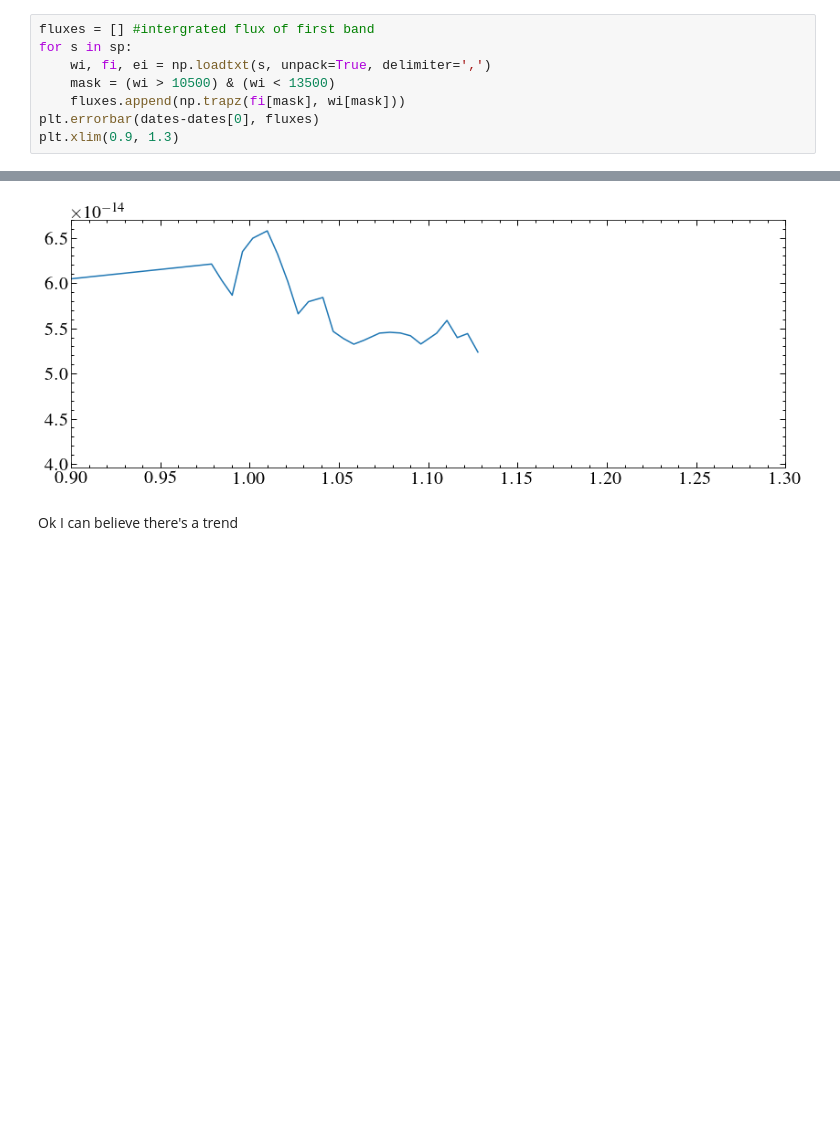
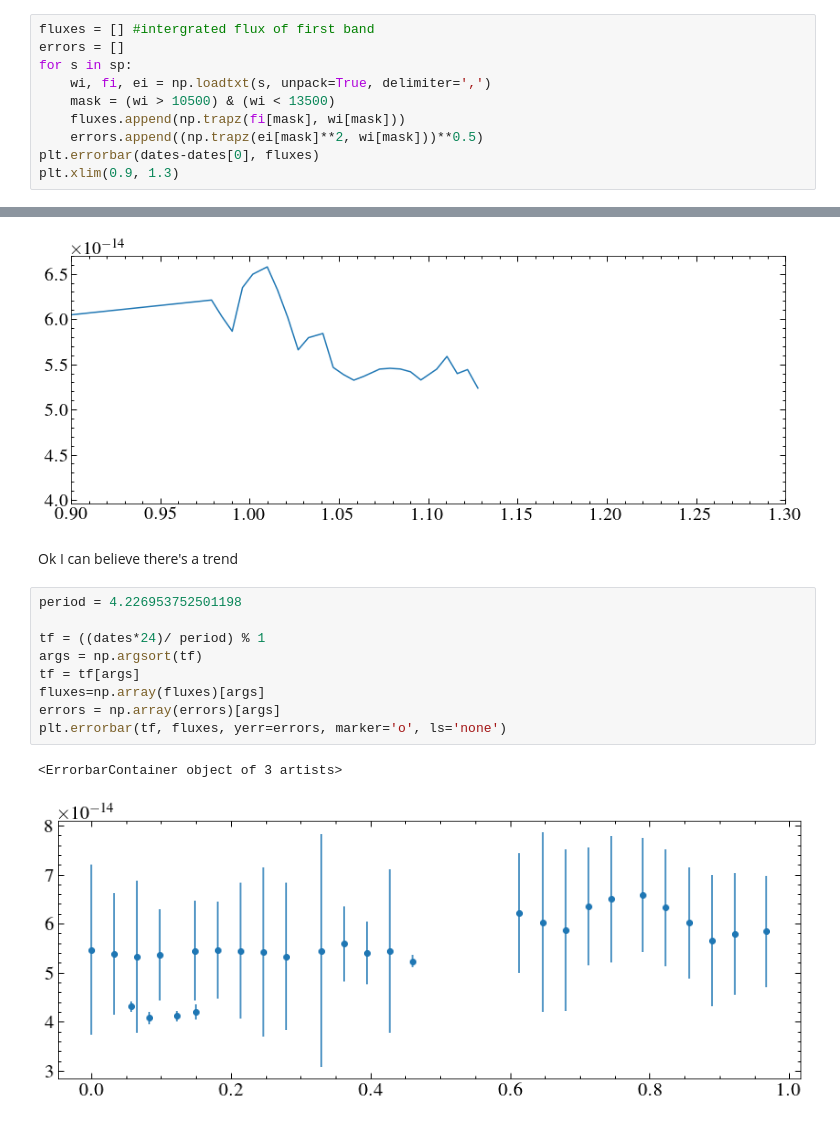
Before and after one commit to davidjwilson/wd-bd, a Jupyter notebook: nir.ipynb, the cells around one changed output, grey strips where cells are left out. Cells and saved outputs as stored; diff of their text form; blank space fills up the shorter version.

```diff
--- a/nir.ipynb
+++ b/nir.ipynb
@@ -115,10 +116,12 @@ sp = np.array(sp1)[abs_args]
 dates = np.array(abs_dates)[abs_args]
 # %%
 fluxes = [] #intergrated flux of first band
+errors = []
 for s in sp:
     wi, fi, ei = np.loadtxt(s, unpack=True, delimiter=',')
     mask = (wi > 10500) & (wi < 13500)
     fluxes.append(np.trapz(fi[mask], wi[mask]))
+    errors.append((np.trapz(ei[mask]**2, wi[mask]))**0.5)
 plt.errorbar(dates-dates[0], fluxes)
 plt.xlim(0.9, 1.3)
 # %% [output]
@@ -126,3 +129,15 @@ plt.xlim(0.9, 1.3)
 [figure]
 # %% [markdown]
 Ok I can believe there's a trend
+# %%
+period = 4.226953752501198
+
+tf = ((dates*24)/ period) % 1
+args = np.argsort(tf)
+tf = tf[args]
+fluxes=np.array(fluxes)[args]
+errors = np.array(errors)[args]
+plt.errorbar(tf, fluxes, yerr=errors, marker='o', ls='none')
+# %% [output]
+<ErrorbarContainer object of 3 artists>
+[figure, added]
```
Also changed, not shown: parts of 10 cells of this notebook, 2 other files.
